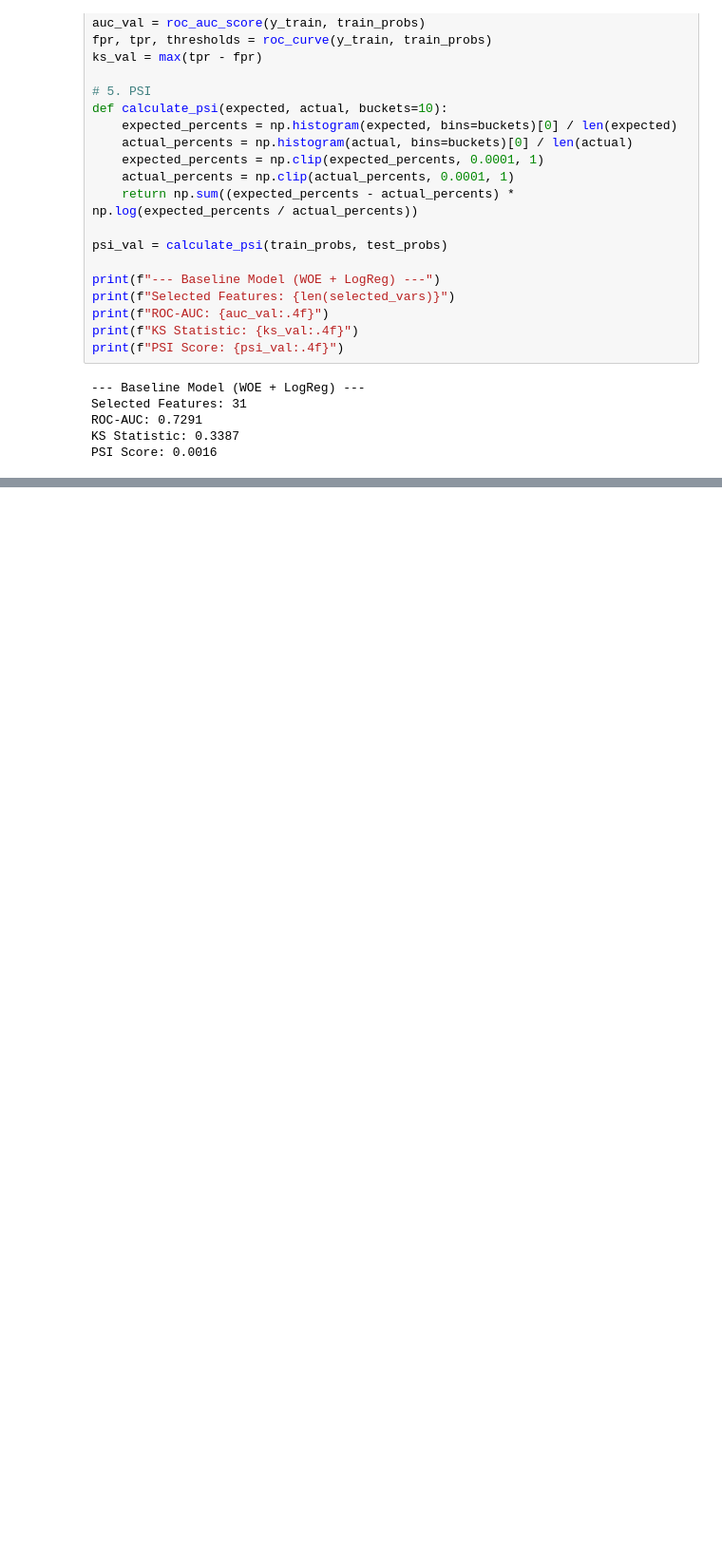
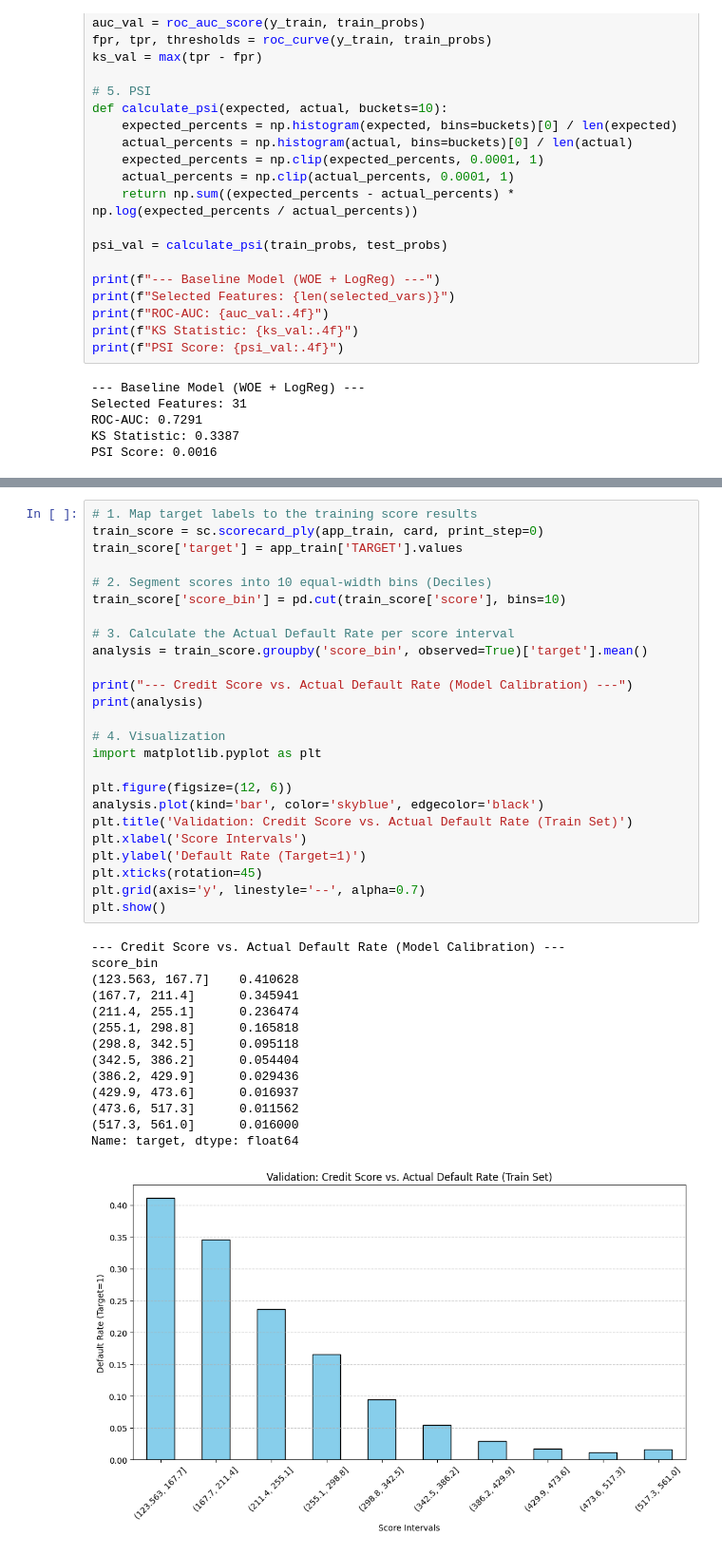
Before and after one commit to wzls3170/creditcard-analysis, a Jupyter notebook: Home Credit Default Risk.ipynb, the cells around one changed output, grey strips where cells are left out. Shown at 95% size. Cells and saved outputs as stored; diff of their text form; blank space fills up the shorter version.

```diff
--- a/Home Credit Default Risk.ipynb
+++ b/Home Credit Default Risk.ipynb
@@ -539 +606,41 @@ PSI Score: 0.0016
+# %%
+# 1. Map target labels to the training score results
+train_score = sc.scorecard_ply(app_train, card, print_step=0)
+train_score['target'] = app_train['TARGET'].values
+
+# 2. Segment scores into 10 equal-width bins (Deciles)
+train_score['score_bin'] = pd.cut(train_score['score'], bins=10)
+
+# 3. Calculate the Actual Default Rate per score interval
+analysis = train_score.groupby('score_bin', observed=True)['target'].mean()
+
+print("--- Credit Score vs. Actual Default Rate (Model Calibration) ---")
+print(analysis)
+
+# 4. Visualization
+import matplotlib.pyplot as plt
+
+plt.figure(figsize=(12, 6))
+analysis.plot(kind='bar', color='skyblue', edgecolor='black')
+plt.title('Validation: Credit Score vs. Actual Default Rate (Train Set)')
+plt.xlabel('Score Intervals')
+plt.ylabel('Default Rate (Target=1)')
+plt.xticks(rotation=45)
+plt.grid(axis='y', linestyle='--', alpha=0.7)
+plt.show()
+# %% [output]
+--- Credit Score vs. Actual Default Rate (Model Calibration) ---
+score_bin
+(123.563, 167.7]    0.410628
+(167.7, 211.4]      0.345941
+(211.4, 255.1]      0.236474
+(255.1, 298.8]      0.165818
+(298.8, 342.5]      0.095118
+(342.5, 386.2]      0.054404
+(386.2, 429.9]      0.029436
+(429.9, 473.6]      0.016937
+(473.6, 517.3]      0.011562
+(517.3, 561.0]      0.016000
+Name: target, dtype: float64
+[figure, added]
 # %% [markdown]
```
Also changed, not shown: parts of 26 cells of this notebook.
